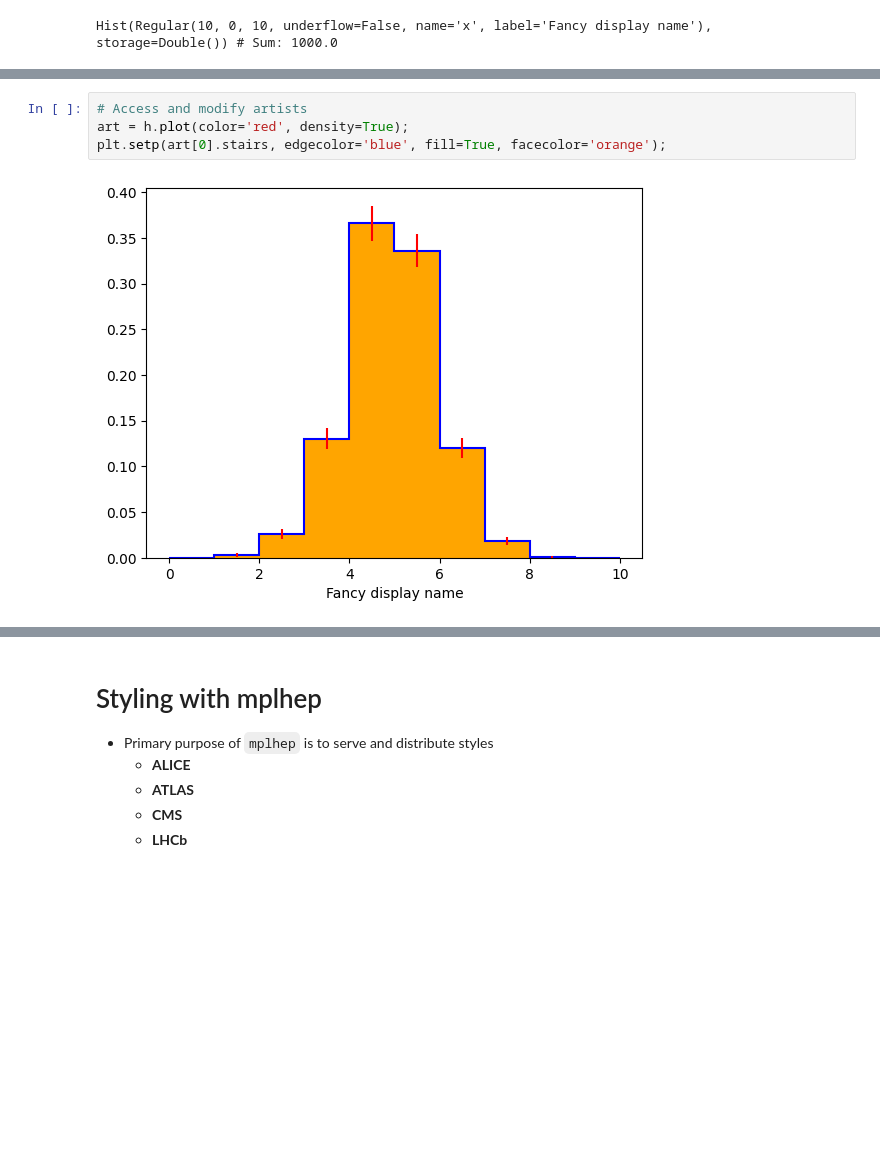
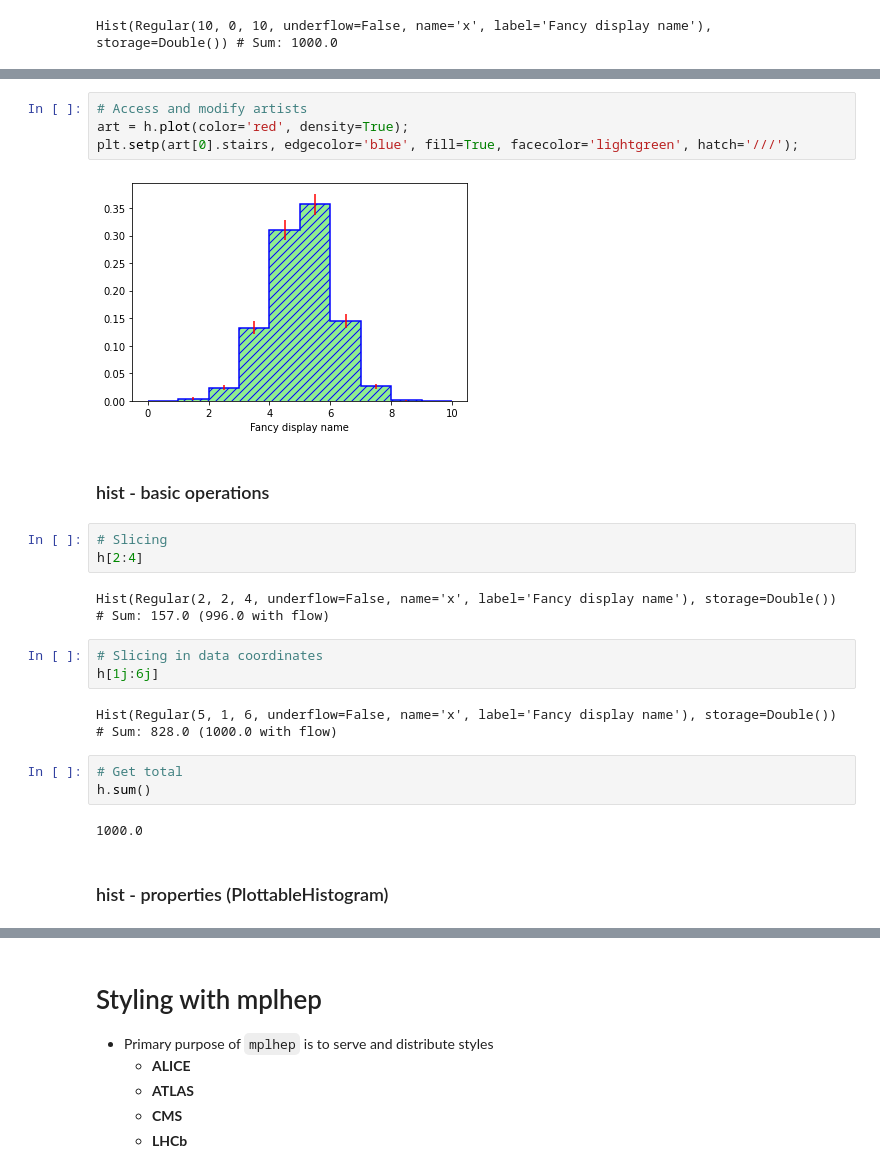
Before and after one commit to andrzejnovak/2021-11-03-agc2021-mplhep, a Jupyter notebook: agc_mplhep_hist.ipynb, the cells around one changed output, grey strips where cells are left out. Saved outputs shown, nothing was run; the diff lists cells and outputs as text; blank space fills up the shorter version.

```diff
--- a/agc_mplhep_hist.ipynb
+++ b/agc_mplhep_hist.ipynb
@@ -195,6 +196,25 @@ h.plot(color='red', density=True);
 # %%
 # Access and modify artists
 art = h.plot(color='red', density=True);
-plt.setp(art[0].stairs, edgecolor='blue', fill=True, facecolor='orange');
+plt.setp(art[0].stairs, edgecolor='blue', fill=True, facecolor='lightgreen', hatch='///');
 # %% [output]
-[figure, old version]
+[figure, new version]
+# %% [markdown]
+### hist - basic operations
+# %%
+# Slicing
+h[2:4]
+# %% [output]
+Hist(Regular(2, 2, 4, underflow=False, name='x', label='Fancy display name'), storage=Double()) # Sum: 157.0 (996.0 with flow)
+# %%
+# Slicing in data coordinates
+h[1j:6j]
+# %% [output]
+Hist(Regular(5, 1, 6, underflow=False, name='x', label='Fancy display name'), storage=Double()) # Sum: 828.0 (1000.0 with flow)
+# %%
+# Get total
+h.sum()
+# %% [output]
+1000.0
+# %% [markdown]
+### hist - properties (PlottableHistogram)
```
Also changed, not shown: parts of 17 cells of this notebook, 2 other files.
